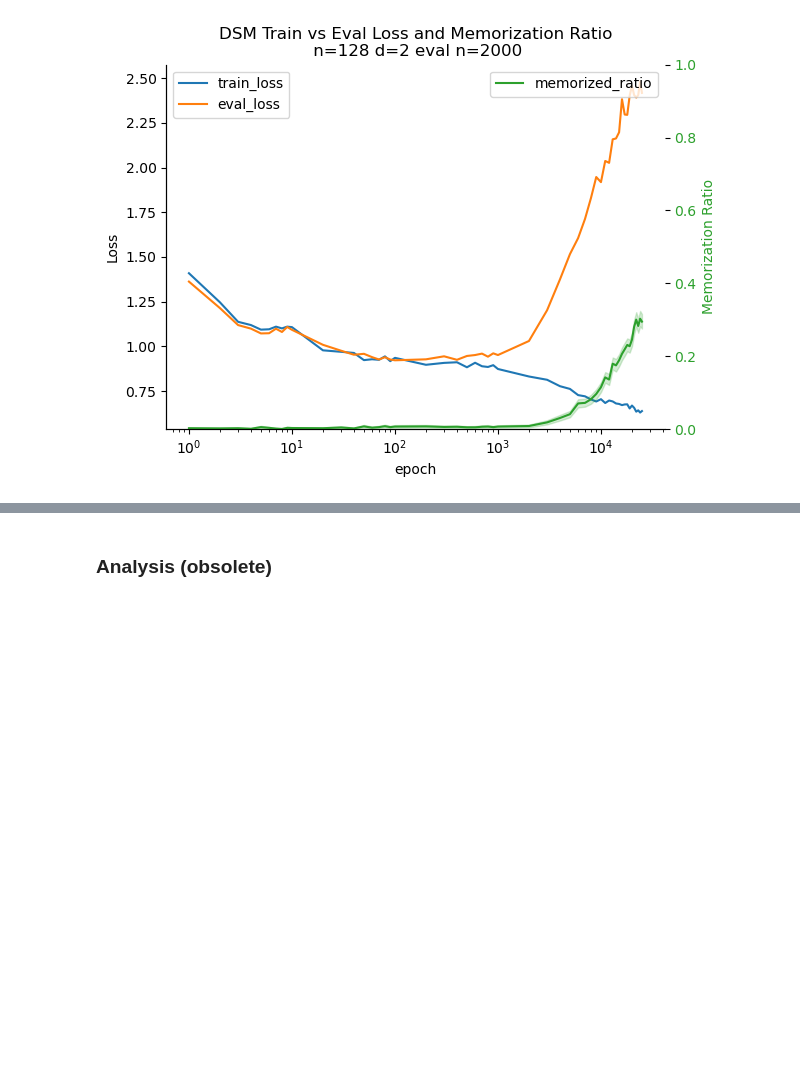
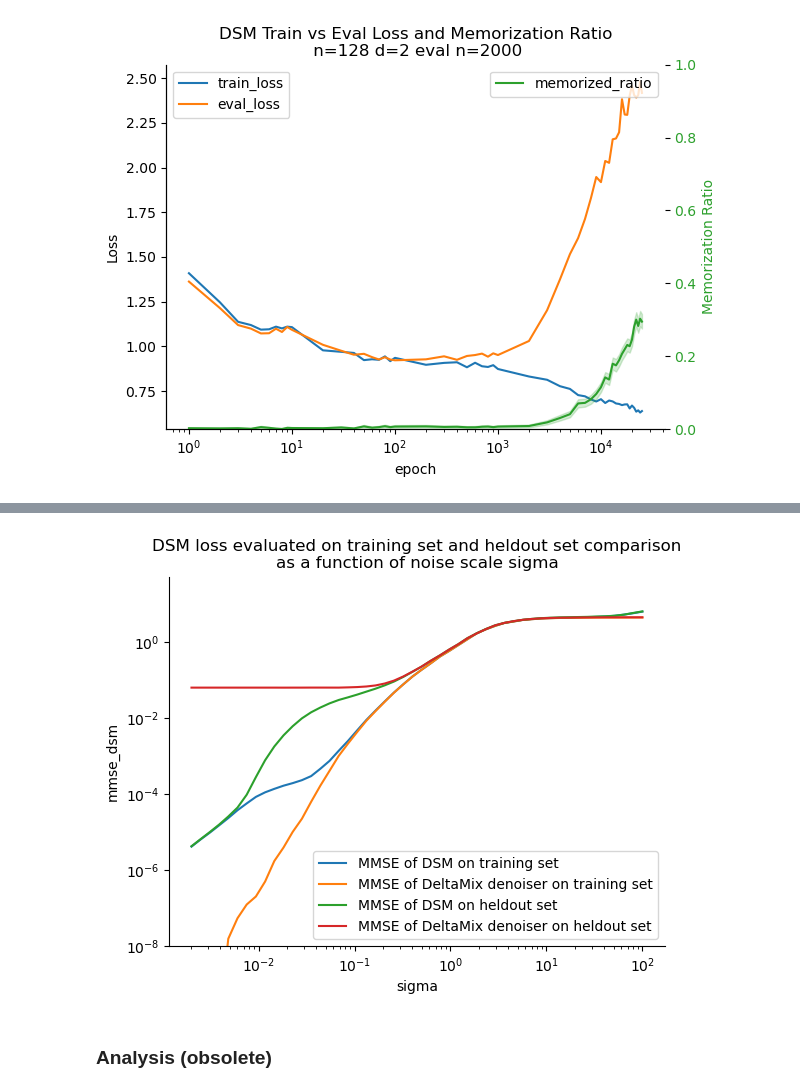
Before and after one commit to Animadversio/DiffusionMemorizationPhaseTrans, a Jupyter notebook: notebook/20260110_DSM_memorization_track.ipynb, the cells around one changed output, grey strips where cells are left out. Drawn from its saved outputs; the diff is of its cells as text; code cells hidden in the pictures; blank space fills up the shorter version.

```diff
--- a/notebook/20260110_DSM_memorization_track.ipynb
+++ b/notebook/20260110_DSM_memorization_track.ipynb
@@ -643,0 +646,30 @@ plt.show()
+# %%
+def delta_GMM_score(Xt, train_Xmat, sigma, return_weights=False):
+    # get squared distance matrix
+    sqdist = torch.cdist(Xt.flatten(1), train_Xmat.flatten(1), p=2) ** 2
+    weights = F.softmax(-sqdist / (2 * sigma**2), dim=1)
+    score = (torch.matmul(weights, train_Xmat) - Xt) / sigma**2
+    if return_weights:
+        return score, weights
+    else:
+        return score
+
+
+def delta_GMM_denoiser(Xt, train_Xmat, sigma):
+    # get squared distance matrix
+    sqdist = torch.cdist(Xt.flatten(1), train_Xmat.flatten(1), p=2) ** 2
+    if isinstance(sigma, torch.Tensor):
+        # Ensure sigma has the right shape for broadcasting
+        if sigma.dim() == 0:
+            # sigma is already a scalar, no change needed
+            pass
+        elif sigma.dim() == 1:
+            sigma = sigma.unsqueeze(1)  # Shape becomes (k, 1)
+        else:
+            # For higher dimensional tensors, flatten to 1D then unsqueeze
+            sigma = sigma.squeeze().unsqueeze(1)
+    weights = F.softmax(-sqdist / (2 * sigma**2), dim=1)
+    # denoised = torch.matmul(weights, train_Xmat) # this is the original implementation
+    # this is the more general implementation for tensors.
+    denoised = torch.matmul(weights, train_Xmat.flatten(1)).reshape(Xt.shape)
+    return denoised
@@ -644,3 +744,16 @@ plt.show()
+# %%
+
+sns.lineplot(x="sigma", y="mmse_dsm", data=mmse_per_sigma_col, label="MMSE of DSM on training set")
+sns.lineplot(x="sigma", y="mmse_gmm", data=mmse_per_sigma_col, label="MMSE of DeltaMix denoiser on training set")
+sns.lineplot(x="sigma", y="mmse_dsm_heldout", data=mmse_per_sigma_col, label="MMSE of DSM on heldout set")
+sns.lineplot(x="sigma", y="mmse_gmm_heldout", data=mmse_per_sigma_col, label="MMSE of DeltaMix denoiser on heldout set")
+plt.xscale("log")
+plt.yscale("log")
+plt.ylim(1e-8, None)
+plt.title("DSM loss evaluated on training set and heldout set comparison\nas a function of noise scale sigma")
+plt.show()
+# %% [output]
+[figure, added]
 # %% [markdown]
 ### Analysis (obsolete)
 # %%
```
Also changed, not shown: parts of 2 cells of this notebook.
